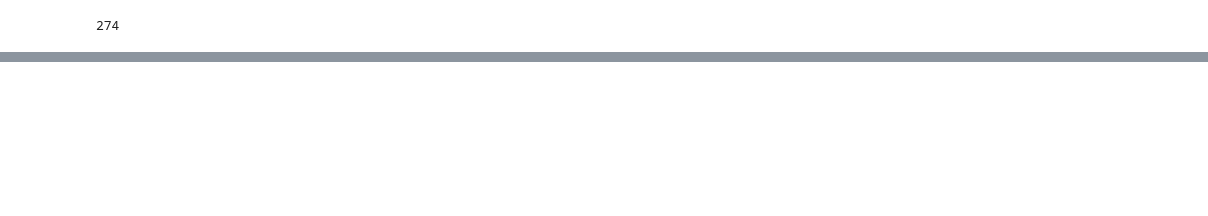
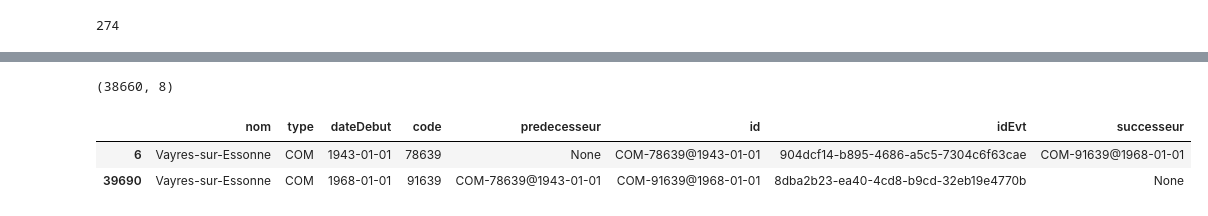
Before and after one commit to geoffreyaldebert/cog-sparql-analysis, a Jupyter notebook: 2_analysis.ipynb, the cells around one changed output, grey strips where cells are left out. Cells and saved outputs as stored; diff of their text form; code cells hidden in the pictures; blank space fills up the shorter version.

```diff
--- a/2_analysis.ipynb
+++ b/2_analysis.ipynb
@@ -231,0 +497,4 @@ dfout.shape[0]
+# %%
+titi[titi['successeur'].isna()].shape
+# %% [output]
+(38660, 8)
@@ -231,0 +503,6 @@ dfout.shape[0]
+# %%
+titi[titi['nom'] == 'Vayres-sur-Essonne']
+# %% [output]
+|  | nom | type | dateDebut | code | predecesseur | id | idEvt | successeur |
+| 6 | Vayres-sur-Essonne | COM | 1943-01-01 | 78639 | None | COM-78639@1943-01-01 | 904dcf14-b895-4686-a5c5-7304c6f63cae | COM-91639@1968-01-01 |
+| 39690 | Vayres-sur-Essonne | COM | 1968-01-01 | 91639 | COM-78639@1943-01-01 | COM-91639@1968-01-01 | 8dba2b23-ea40-4cd8-b9cd-32eb19e4770b | None |
```
Also changed, not shown: parts of 38 cells of this notebook, 5 other files.
